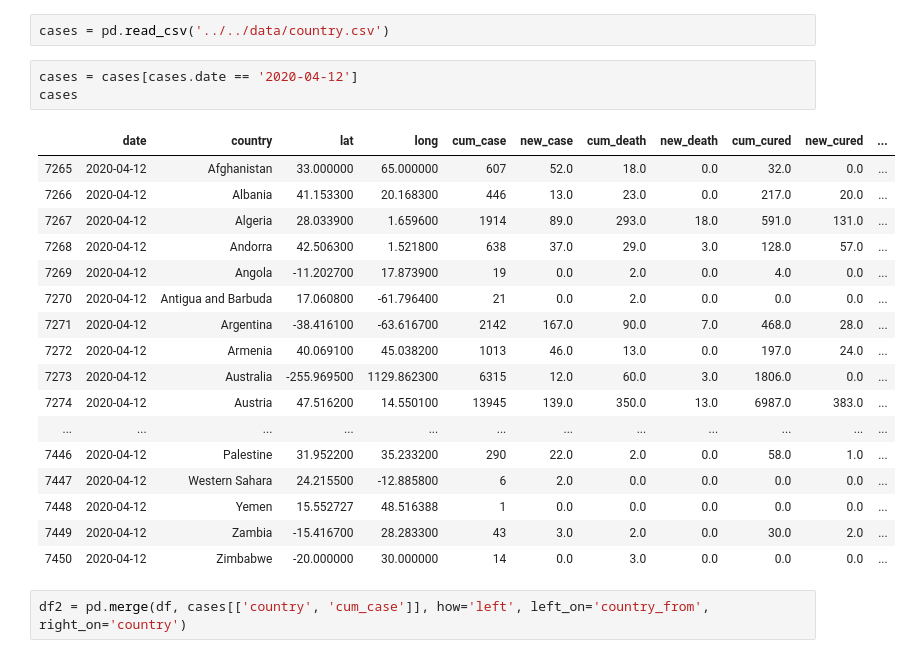
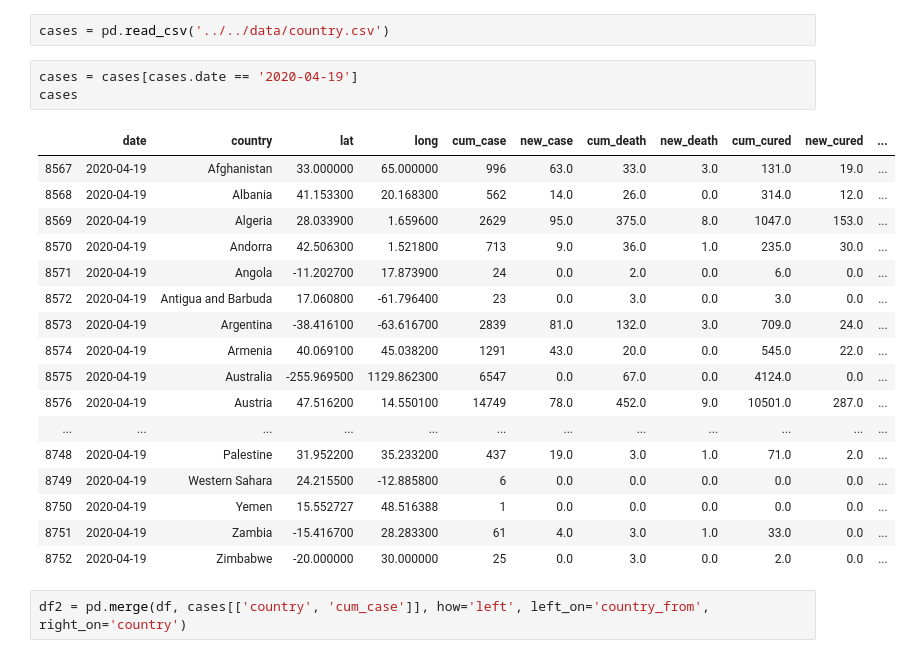
Before and after one commit to kruschev/Covid19, a Jupyter notebook: analysis/flight_analysis/prep_df.ipynb, the cells around one changed output. Drawn from its saved outputs; the diff is of its cells as text.

```diff
--- a/analysis/flight_analysis/prep_df.ipynb
+++ b/analysis/flight_analysis/prep_df.ipynb
@@ -90,26 +90,26 @@ df = df.drop(index=23373)
 # %%
 cases = pd.read_csv('../../data/country.csv')
 # %%
-cases = cases[cases.date == '2020-04-12']
+cases = cases[cases.date == '2020-04-19']
 cases
 # %% [output]
 |  | date | country | lat | long | cum_case | new_case | cum_death | new_death | cum_cured | new_cured | ... |
-| 7265 | 2020-04-12 | Afghanistan | 33.000000 | 65.000000 | 607 | 52.0 | 18.0 | 0.0 | 32.0 | 0.0 | ... |
-| 7266 | 2020-04-12 | Albania | 41.153300 | 20.168300 | 446 | 13.0 | 23.0 | 0.0 | 217.0 | 20.0 | ... |
-| 7267 | 2020-04-12 | Algeria | 28.033900 | 1.659600 | 1914 | 89.0 | 293.0 | 18.0 | 591.0 | 131.0 | ... |
-| 7268 | 2020-04-12 | Andorra | 42.506300 | 1.521800 | 638 | 37.0 | 29.0 | 3.0 | 128.0 | 57.0 | ... |
-| 7269 | 2020-04-12 | Angola | -11.202700 | 17.873900 | 19 | 0.0 | 2.0 | 0.0 | 4.0 | 0.0 | ... |
-| 7270 | 2020-04-12 | Antigua and Barbuda | 17.060800 | -61.796400 | 21 | 0.0 | 2.0 | 0.0 | 0.0 | 0.0 | ... |
-| 7271 | 2020-04-12 | Argentina | -38.416100 | -63.616700 | 2142 | 167.0 | 90.0 | 7.0 | 468.0 | 28.0 | ... |
-| 7272 | 2020-04-12 | Armenia | 40.069100 | 45.038200 | 1013 | 46.0 | 13.0 | 0.0 | 197.0 | 24.0 | ... |
-| 7273 | 2020-04-12 | Australia | -255.969500 | 1129.862300 | 6315 | 12.0 | 60.0 | 3.0 | 1806.0 | 0.0 | ... |
-| 7274 | 2020-04-12 | Austria | 47.516200 | 14.550100 | 13945 | 139.0 | 350.0 | 13.0 | 6987.0 | 383.0 | ... |
+| 8567 | 2020-04-19 | Afghanistan | 33.000000 | 65.000000 | 996 | 63.0 | 33.0 | 3.0 | 131.0 | 19.0 | ... |
+| 8568 | 2020-04-19 | Albania | 41.153300 | 20.168300 | 562 | 14.0 | 26.0 | 0.0 | 314.0 | 12.0 | ... |
+| 8569 | 2020-04-19 | Algeria | 28.033900 | 1.659600 | 2629 | 95.0 | 375.0 | 8.0 | 1047.0 | 153.0 | ... |
+| 8570 | 2020-04-19 | Andorra | 42.506300 | 1.521800 | 713 | 9.0 | 36.0 | 1.0 | 235.0 | 30.0 | ... |
+| 8571 | 2020-04-19 | Angola | -11.202700 | 17.873900 | 24 | 0.0 | 2.0 | 0.0 | 6.0 | 0.0 | ... |
+| 8572 | 2020-04-19 | Antigua and Barbuda | 17.060800 | -61.796400 | 23 | 0.0 | 3.0 | 0.0 | 3.0 | 0.0 | ... |
+| 8573 | 2020-04-19 | Argentina | -38.416100 | -63.616700 | 2839 | 81.0 | 132.0 | 3.0 | 709.0 | 24.0 | ... |
+| 8574 | 2020-04-19 | Armenia | 40.069100 | 45.038200 | 1291 | 43.0 | 20.0 | 0.0 | 545.0 | 22.0 | ... |
+| 8575 | 2020-04-19 | Australia | -255.969500 | 1129.862300 | 6547 | 0.0 | 67.0 | 0.0 | 4124.0 | 0.0 | ... |
+| 8576 | 2020-04-19 | Austria | 47.516200 | 14.550100 | 14749 | 78.0 | 452.0 | 9.0 | 10501.0 | 287.0 | ... |
 | ... | ... | ... | ... | ... | ... | ... | ... | ... | ... | ... | ... |
-| 7446 | 2020-04-12 | Palestine | 31.952200 | 35.233200 | 290 | 22.0 | 2.0 | 0.0 | 58.0 | 1.0 | ... |
-| 7447 | 2020-04-12 | Western Sahara | 24.215500 | -12.885800 | 6 | 2.0 | 0.0 | 0.0 | 0.0 | 0.0 | ... |
-| 7448 | 2020-04-12 | Yemen | 15.552727 | 48.516388 | 1 | 0.0 | 0.0 | 0.0 | 0.0 | 0.0 | ... |
-| 7449 | 2020-04-12 | Zambia | -15.416700 | 28.283300 | 43 | 3.0 | 2.0 | 0.0 | 30.0 | 2.0 | ... |
-| 7450 | 2020-04-12 | Zimbabwe | -20.000000 | 30.000000 | 14 | 0.0 | 3.0 | 0.0 | 0.0 | 0.0 | ... |
+| 8748 | 2020-04-19 | Palestine | 31.952200 | 35.233200 | 437 | 19.0 | 3.0 | 1.0 | 71.0 | 2.0 | ... |
+| 8749 | 2020-04-19 | Western Sahara | 24.215500 | -12.885800 | 6 | 0.0 | 0.0 | 0.0 | 0.0 | 0.0 | ... |
+| 8750 | 2020-04-19 | Yemen | 15.552727 | 48.516388 | 1 | 0.0 | 0.0 | 0.0 | 0.0 | 0.0 | ... |
+| 8751 | 2020-04-19 | Zambia | -15.416700 | 28.283300 | 61 | 4.0 | 3.0 | 1.0 | 33.0 | 0.0 | ... |
+| 8752 | 2020-04-19 | Zimbabwe | -20.000000 | 30.000000 | 25 | 0.0 | 3.0 | 0.0 | 2.0 | 0.0 | ... |
 # %%
 df2 = pd.merge(df, cases[['country', 'cum_case']], how='left', left_on='country_from', right_on='country')
 # %%
```
Also changed, not shown: parts of 3 cells of this notebook, 7 other files.
